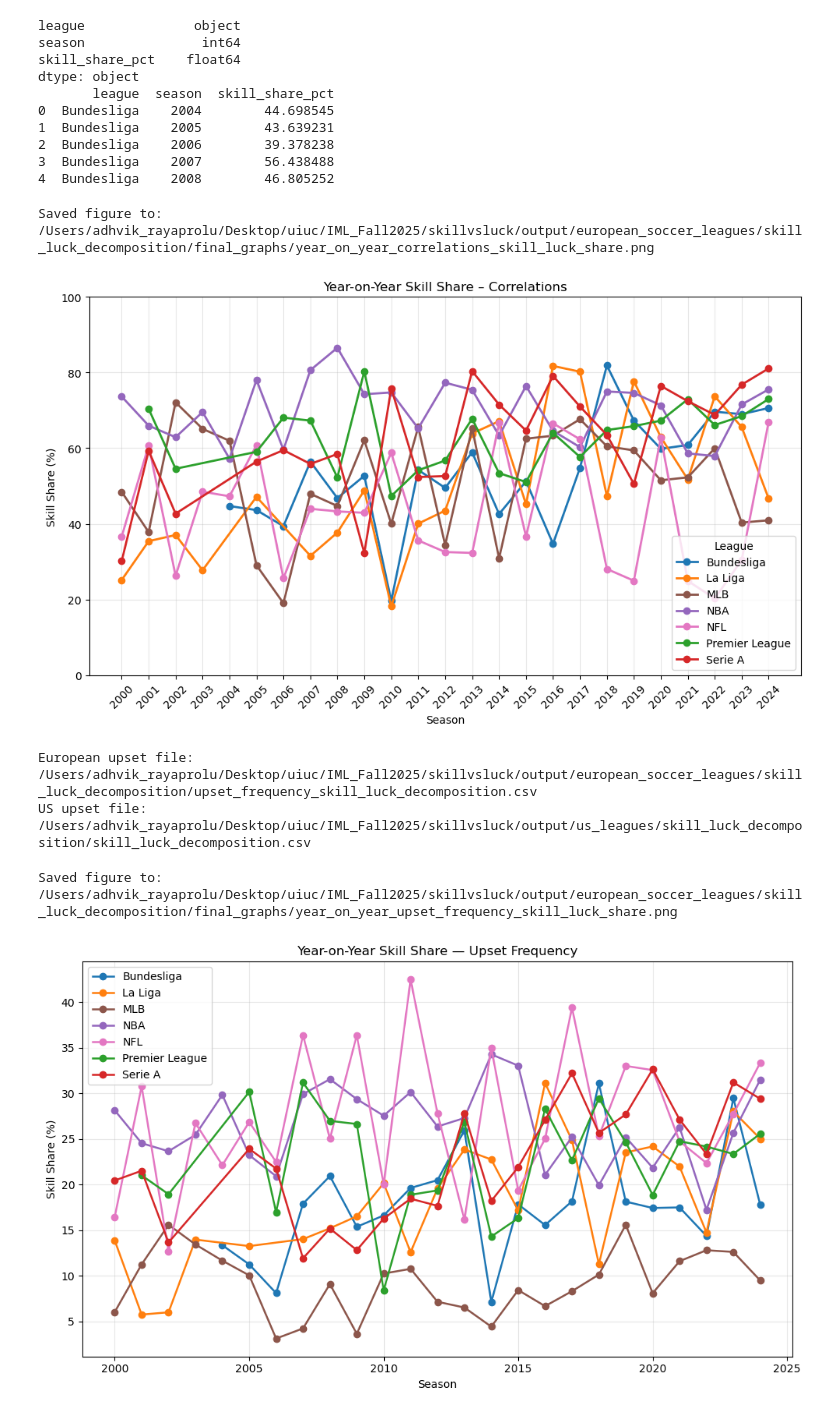
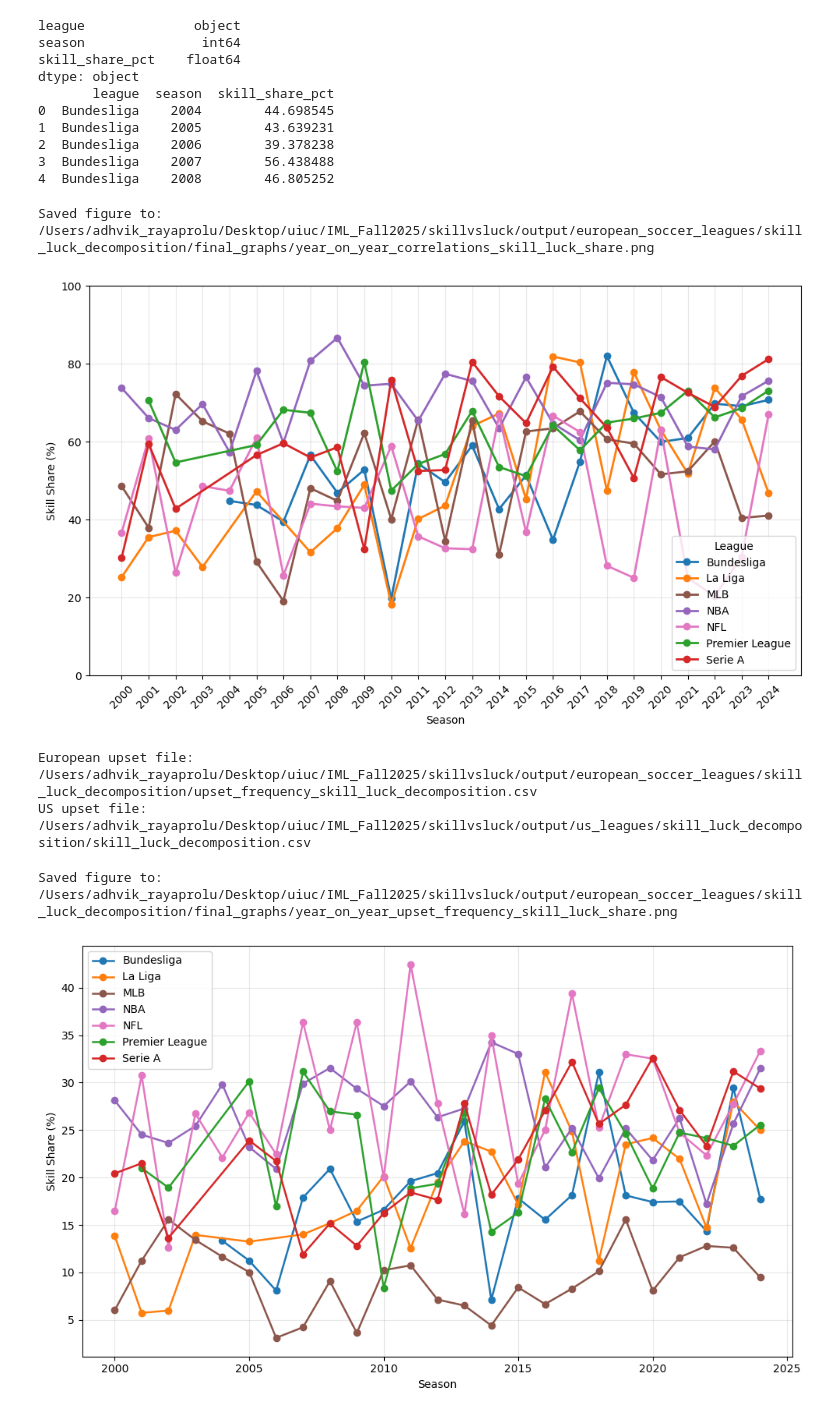
Before and after one commit to mikeyautorino2/skillvsluck, a Jupyter notebook: output/european_soccer_leagues/skill_luck_decomposition/final_graphs/line_graph_generation.ipynb, the cells around one changed output. Saved outputs shown, nothing was run; the diff lists cells and outputs as text; code cells hidden in the pictures.

Commit message:
graphs

```diff
--- a/output/european_soccer_leagues/skill_luck_decomposition/final_graphs/line_graph_generation.ipynb
+++ b/output/european_soccer_leagues/skill_luck_decomposition/final_graphs/line_graph_generation.ipynb
@@ -99,7 +99,6 @@ for league in sorted(all_skill["league"].unique()):
 
 ax.set_xlabel("Season")
 ax.set_ylabel("Skill Share (%)")
-ax.set_title("Year-on-Year Skill Share – Correlations")
 ax.set_xticks(sorted(all_skill["season"].unique()))
 ax.set_xticklabels(sorted(all_skill["season"].unique()), rotation=45)
 ax.set_ylim(0, 100)
@@ -113,7 +112,7 @@ fig.savefig(out_path, dpi=300)
 print(f"Saved figure to: {out_path}")
 # %% [output]
 Saved figure to: /Users/adhvik_rayaprolu/Desktop/uiuc/IML_Fall2025/skillvsluck/output/european_soccer_leagues/skill_luck_decomposition/final_graphs/year_on_year_correlations_skill_luck_share.png
-[figure, old version]
+[figure, new version]
 # %%
 here = Path.cwd()
 
@@ -177,29 +176,28 @@ color_map = {
 # %%
 fig = plt.figure(figsize=(10, 6))
 
 for league in sorted(all_upset["league"].unique()):
     df_league = all_upset[all_upset["league"] == league].sort_values("season")
     plt.plot(
         df_league["season"],
         df_league["skill_share_pct"],
         marker="o",
         linewidth=1.8,
         label=league,
         color=color_map.get(league, None),
     )
 
 plt.xlabel("Season")
 plt.ylabel("Skill Share (%)")
-plt.title("Year-on-Year Skill Share — Upset Frequency")
 plt.grid(True, alpha=0.3)
 plt.legend()
 plt.tight_layout()
 
 out = here / "year_on_year_upset_frequency_skill_luck_share.png"
 fig.savefig(out, dpi=300)
 print(f"Saved figure to: {out}")
 
 plt.show()
 # %% [output]
 Saved figure to: /Users/adhvik_rayaprolu/Desktop/uiuc/IML_Fall2025/skillvsluck/output/european_soccer_leagues/skill_luck_decomposition/final_graphs/year_on_year_upset_frequency_skill_luck_share.png
-[figure, old version]
+[figure, new version]
```
Also changed, not shown: 2 other files.
